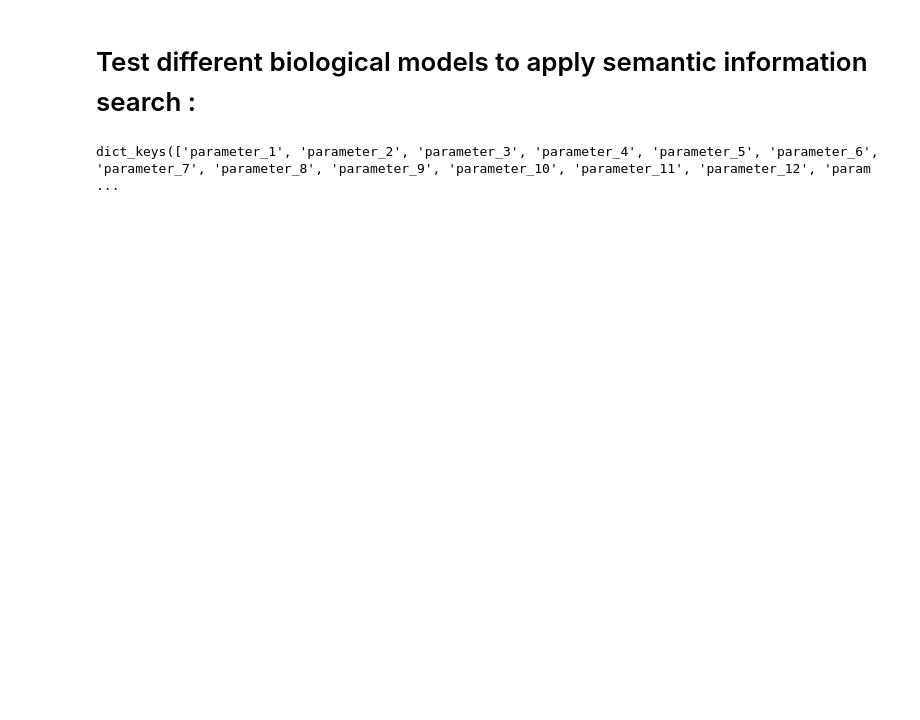
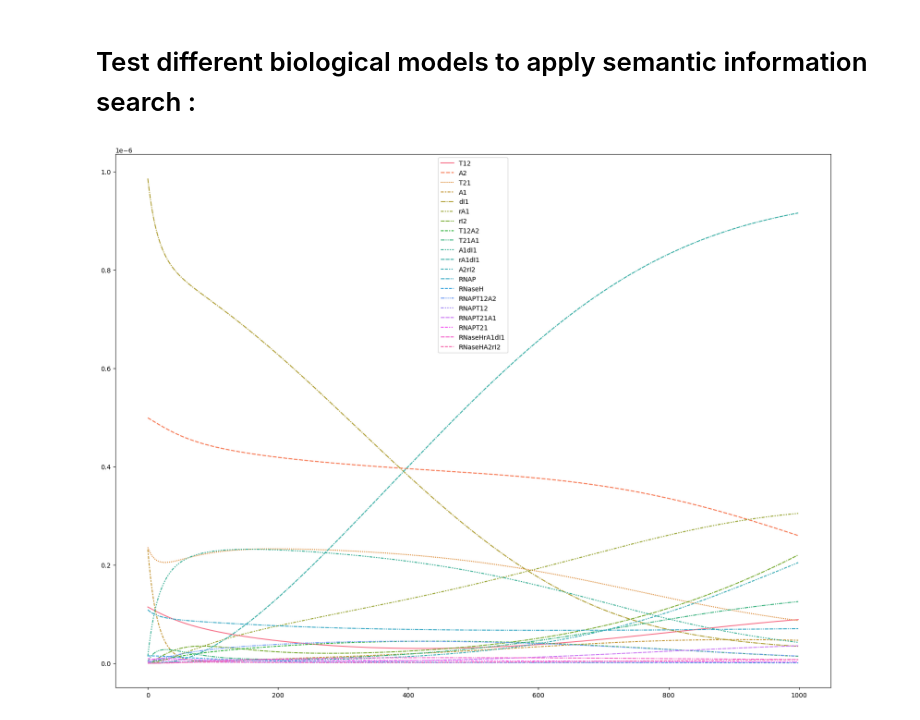
Before and after one commit to Lelmose/Biological-Semantic-Information, a Jupyter notebook: Tests on bio models.ipynb, the cells around one changed output. Saved outputs shown, nothing was run; the diff lists cells and outputs as text; code cells hidden in the pictures; blank space fills up the shorter version.

Commit message:
first figure on the model of RNA oscillations

```diff
--- a/Tests on bio models.ipynb
+++ b/Tests on bio models.ipynb
@@ -9,7 +12,3 @@ sbml_model = ParseAndCreateModel("./Models/ODEs/MODEL1012090002_url.xml", jsonFi
 deltaT = 0.1
 model_instance = SBMLmodel()
 model_instance.RunSimulation(deltaT, absoluteTolerance = 1e-12, relativeTolerance = 1e-6)
-# %%
-print(model_instance.p.keys())
-# %% [output]
-dict_keys(['parameter_1', 'parameter_2', 'parameter_3', 'parameter_4', 'parameter_5', 'parameter_6', 'parameter_7', 'parameter_8', 'parameter_9', 'parameter_10', 'parameter_11', 'parameter_12', 'param ...
@@ -15,0 +17,27 @@ dict_keys(['parameter_1', 'parameter_2', 'parameter_3', 'parameter_4', 'paramete
+# %%
+def print_example(
+
+model_instance = SBMLmodel()
+model_instance.RunSimulation(deltaT, absoluteTolerance = 1e-12, relativeTolerance = 1e-6)
+
+
+time = []
+time.append(model_instance.time)
+deltaT = 0.1
+dic_var = dict()
+for specy in model_instance.s.keys():
+    dic_var[model_instance.s[specy].metadata.name] = []
+
+timeinterval = 1
+for i in range(1000):
+	model_instance.RunSimulation(timeinterval)
+	time.append(model_instance.time)
+	for specy in model_instance.s.keys():
+		dic_var[model_instance.s[specy].metadata.name].append(model_instance.s[specy].concentration)
+df = pd.DataFrame(dic_var)
+
+plt.figure(figsize=(20, 15))
+sns.lineplot(data=df)
+plt.show()
+# %% [output]
+[figure, added]
```
Also changed, not shown: parts of 2 cells of this notebook, 1 other file.
